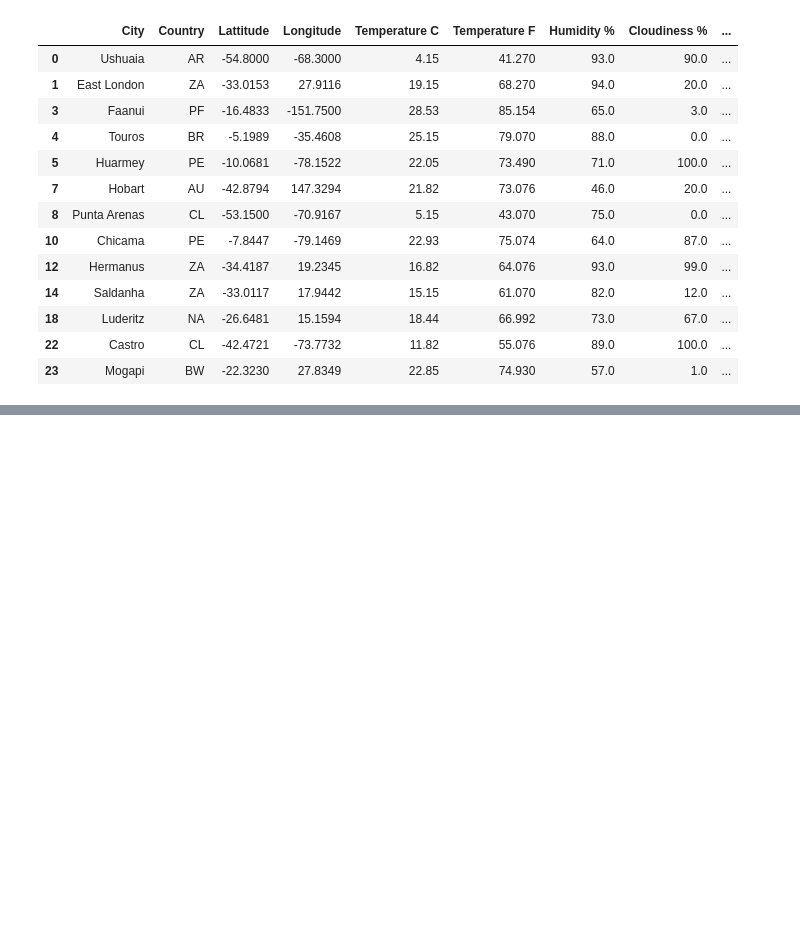
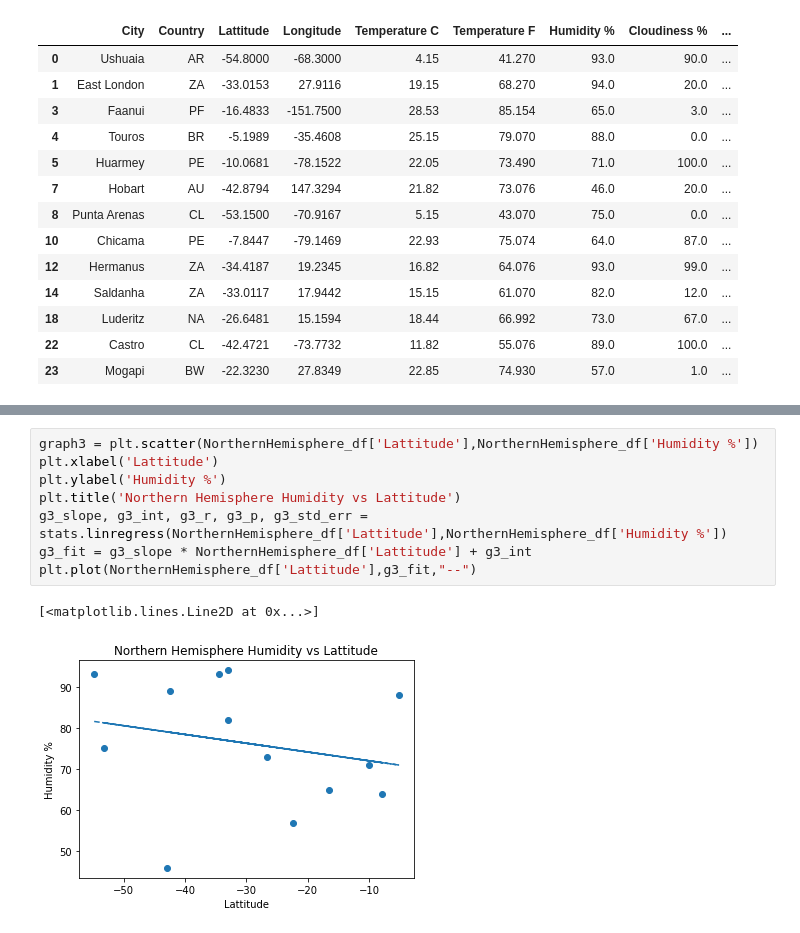
Before and after one commit to dhsharp1983/python-api-challenge, a Jupyter notebook: WeatherPy/WeatherPy.ipynb, the cells around one changed output, grey strips where cells are left out. Cells and saved outputs as stored; diff of their text form; blank space fills up the shorter version.

```diff
--- a/WeatherPy/WeatherPy.ipynb
+++ b/WeatherPy/WeatherPy.ipynb
@@ -269,0 +284,11 @@ plt.plot(NorthernHemisphere_df['Lattitude'],g1_fit,"--")
+# %%
+graph3 = plt.scatter(NorthernHemisphere_df['Lattitude'],NorthernHemisphere_df['Humidity %'])
+plt.xlabel('Lattitude')
+plt.ylabel('Humidity %')
+plt.title('Northern Hemisphere Humidity vs Lattitude')
+g3_slope, g3_int, g3_r, g3_p, g3_std_err = stats.linregress(NorthernHemisphere_df['Lattitude'],NorthernHemisphere_df['Humidity %'])
+g3_fit = g3_slope * NorthernHemisphere_df['Lattitude'] + g3_int
+plt.plot(NorthernHemisphere_df['Lattitude'],g3_fit,"--")
+# %% [output]
+[<matplotlib.lines.Line2D at 0x...>]
+[figure, added]
```
Also changed, not shown: parts of 7 cells of this notebook.
